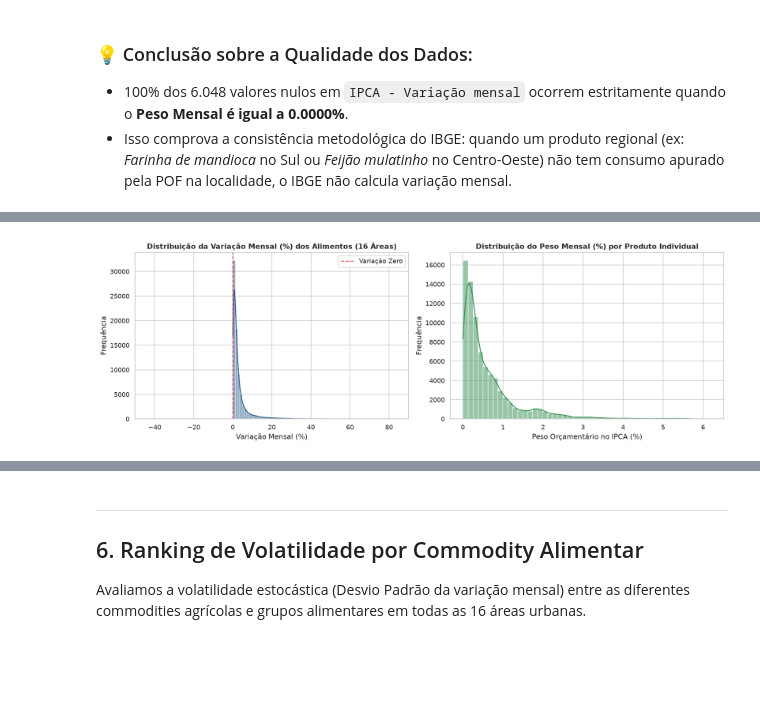
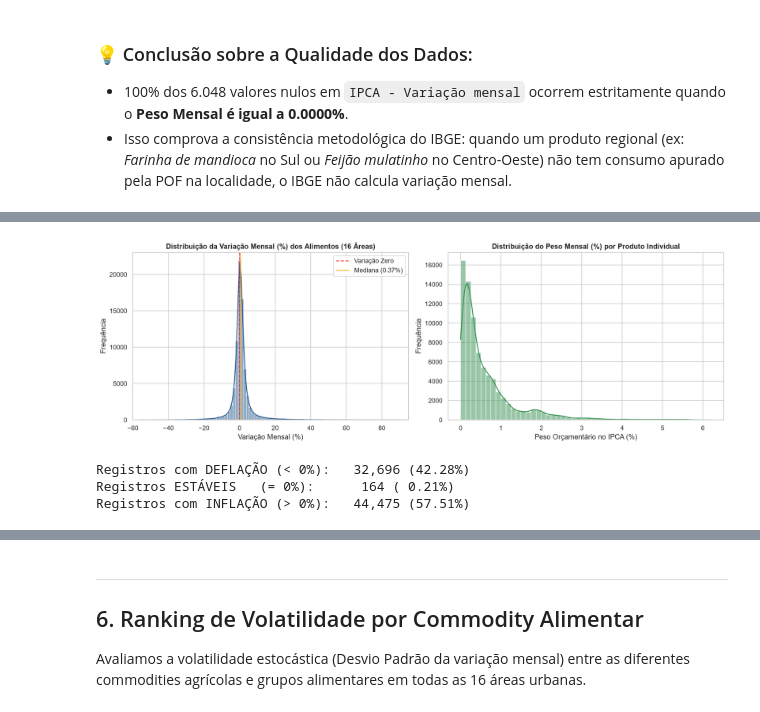
Before and after one commit to LuizCorrei4/trabalho_pcd2, a Jupyter notebook: notebooks/02_exploration_data-raw_sidra_ipca.ipynb, the cells around one changed output, grey strips where cells are left out. Drawn from its saved outputs; the diff is of its cells as text; code cells hidden in the pictures; blank space fills up the shorter version.

```diff
--- a/notebooks/02_exploration_data-raw_sidra_ipca.ipynb
+++ b/notebooks/02_exploration_data-raw_sidra_ipca.ipynb
@@ -269,22 +271,34 @@ display(df_stats.T)
 # %%
 fig, axes = plt.subplots(1, 2, figsize=(15, 5))
 
 # Distribuição da Variação Mensal
-sns.histplot(df['IPCA - Variação mensal'].dropna(), kde=True, ax=axes[0], color='#2b5c8f', bins=80)
+sns.histplot(df['IPCA - Variação mensal'].dropna(), kde=True, ax=axes[0], color='#2b5c8f', bins=100)
 axes[0].set_title('Distribuição da Variação Mensal (%) dos Alimentos (16 Áreas)', fontweight='bold')
 axes[0].set_xlabel('Variação Mensal (%)')
 axes[0].set_ylabel('Frequência')
 axes[0].axvline(0, color='red', linestyle='--', alpha=0.7, label='Variação Zero')
-axes[0].set_xlim(-50, 90)
+axes[0].axvline(df['IPCA - Variação mensal'].median(), color='orange', linestyle='-', alpha=0.8,
+                label=f"Mediana ({df['IPCA - Variação mensal'].median():.2f}%)")
+# Eixo cobrindo os dois extremos reais da série (deflação e inflação)
+axes[0].set_xlim(-60, 95)
 axes[0].legend()
 
 # Distribuição do Peso Mensal
 sns.histplot(df[~df['item'].str.contains('1.Alimentação e bebidas')]['IPCA - Peso mensal'], kde=True, ax=axes[1], color='#348f50', bins=50)
 axes[1].set_title('Distribuição do Peso Mensal (%) por Produto Individual', fontweight='bold')
 axes[1].set_xlabel('Peso Orçamentário no IPCA (%)')
 axes[1].set_ylabel('Frequência')
 
 plt.tight_layout()
 plt.show()
+
+# Quebra da série entre deflação, estabilidade e inflação
+serie = df['IPCA - Variação mensal'].dropna()
+print(f"Registros com DEFLAÇÃO (< 0%):   {(serie < 0).sum():>6,} ({(serie < 0).mean()*100:5.2f}%)")
+print(f"Registros ESTÁVEIS   (= 0%):   {(serie == 0).sum():>6,} ({(serie == 0).mean()*100:5.2f}%)")
+print(f"Registros com INFLAÇÃO (> 0%):   {(serie > 0).sum():>6,} ({(serie > 0).mean()*100:5.2f}%)")
 # %% [output]
-[figure, old version]
+[figure, new version]
+Registros com DEFLAÇÃO (< 0%):   32,696 (42.28%)
+Registros ESTÁVEIS   (= 0%):      164 ( 0.21%)
+Registros com INFLAÇÃO (> 0%):   44,475 (57.51%)
```
Also changed, not shown: parts of 16 cells of this notebook, 10 other files.
